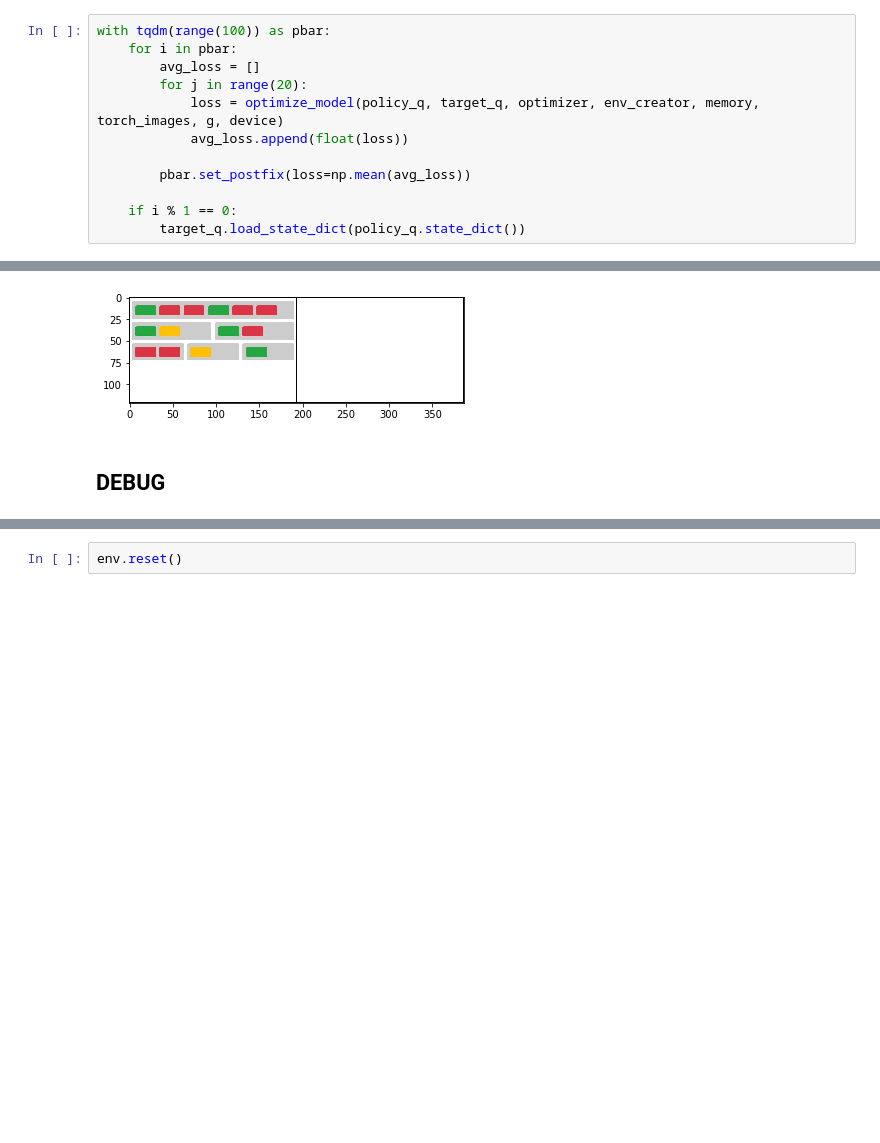
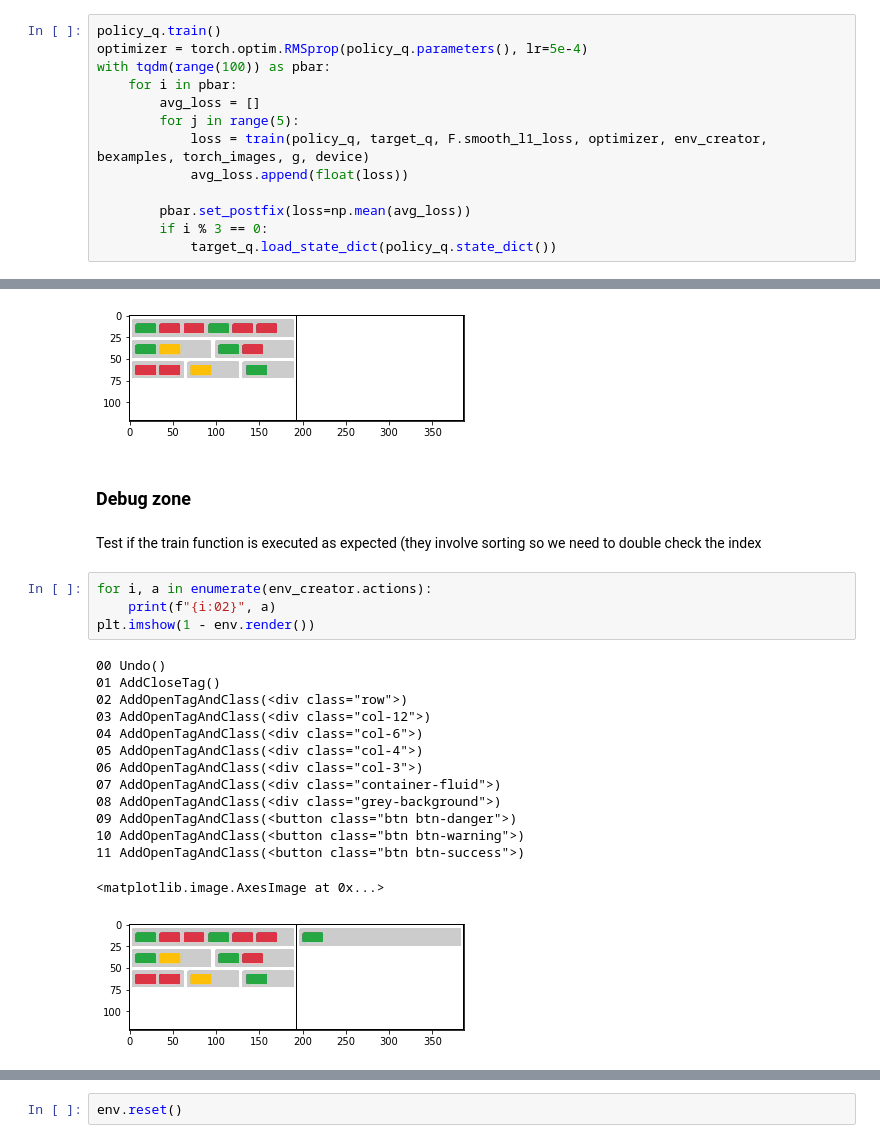
Before and after one commit to binh-vu/sketch2code, a Jupyter notebook: notebooks/s20_rl_dqn.ipynb, the cells around one changed output, grey strips where cells are left out. Drawn from its saved outputs; the diff is of its cells as text; blank space fills up the shorter version.

```diff
--- a/notebooks/s20_rl_dqn.ipynb
+++ b/notebooks/s20_rl_dqn.ipynb
@@ -200,15 +304,16 @@ AddOpenTagAndClass(<div class="col-12">) 0.0
 # %%
+policy_q.train()
+optimizer = torch.optim.RMSprop(policy_q.parameters(), lr=5e-4)
 with tqdm(range(100)) as pbar:
     for i in pbar:
         avg_loss = []
-        for j in range(20):
-            loss = optimize_model(policy_q, target_q, optimizer, env_creator, memory, torch_images, g, device)
+        for j in range(5):
+            loss = train(policy_q, target_q, F.smooth_l1_loss, optimizer, env_creator, bexamples, torch_images, g, device)
             avg_loss.append(float(loss))
 
         pbar.set_postfix(loss=np.mean(avg_loss))
-
-    if i % 1 == 0:
-        target_q.load_state_dict(policy_q.state_dict())
+        if i % 3 == 0:
+            target_q.load_state_dict(policy_q.state_dict())
 # %% [output]
 [interactive output not drawn]
 # %%
@@ -295,5 +367,26 @@ take action: AddCloseTag() reward -5000
 take action: AddCloseTag() reward -5000
 <matplotlib.image.AxesImage at 0x...>
 [figure]
-# %% [markdown]
-## DEBUG
+# %% [markdown]
+### Debug zone
+# %% [markdown]
+Test if the train function is executed as expected (they involve sorting so we need to double check the index
+# %%
+for i, a in enumerate(env_creator.actions):
+    print(f"{i:02}", a)
+plt.imshow(1 - env.render())
+# %% [output]
+00 Undo()
+01 AddCloseTag()
+02 AddOpenTagAndClass(<div class="row">)
+03 AddOpenTagAndClass(<div class="col-12">)
+04 AddOpenTagAndClass(<div class="col-6">)
+05 AddOpenTagAndClass(<div class="col-4">)
+06 AddOpenTagAndClass(<div class="col-3">)
+07 AddOpenTagAndClass(<div class="container-fluid">)
+08 AddOpenTagAndClass(<div class="grey-background">)
+09 AddOpenTagAndClass(<button class="btn btn-danger">)
+10 AddOpenTagAndClass(<button class="btn btn-warning">)
+11 AddOpenTagAndClass(<button class="btn btn-success">)
+<matplotlib.image.AxesImage at 0x...>
+[figure, added]
```
Also changed, not shown: parts of 26 cells of this notebook, 13 other files.
